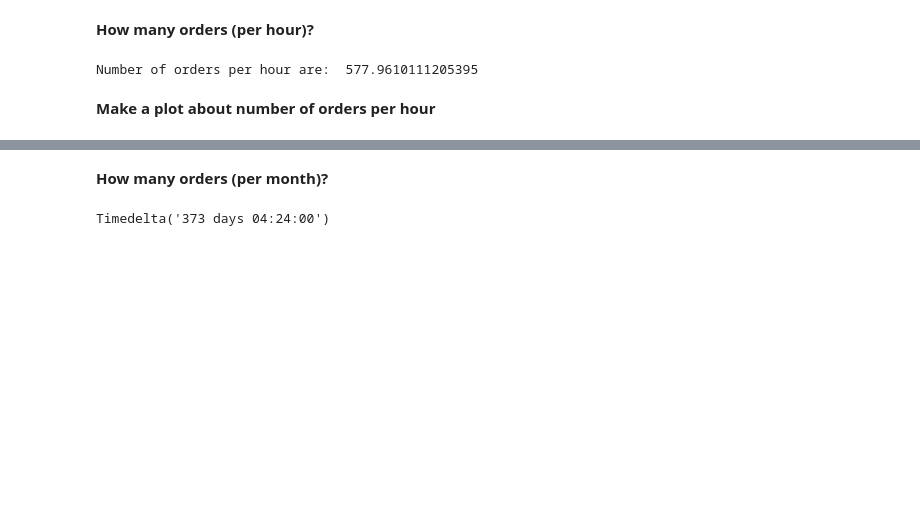
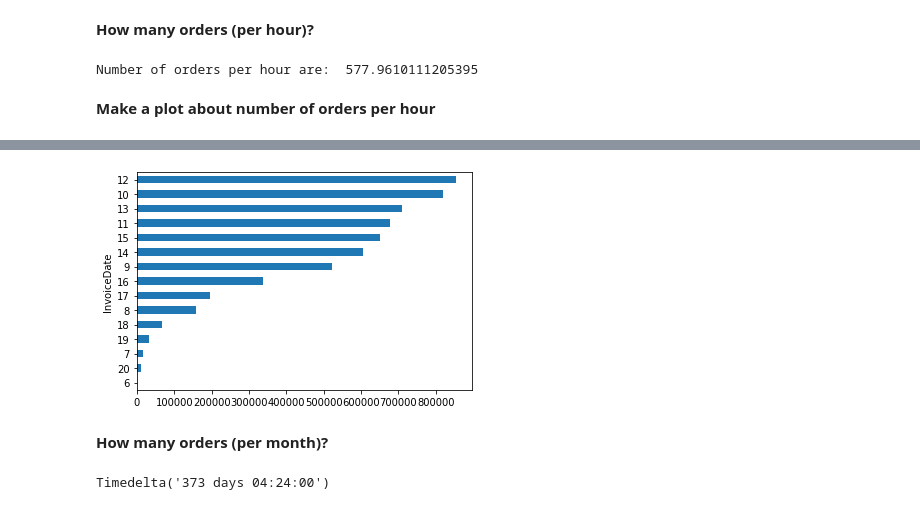
Before and after one commit to chuqbach/CoderSchool_DS, a Jupyter notebook: Assignment_3_EDA.ipynb, the cells around one changed output, grey strips where cells are left out. Saved outputs shown, nothing was run; the diff lists cells and outputs as text; code cells hidden in the pictures; blank space fills up the shorter version.

```diff
--- a/Assignment_3_EDA.ipynb
+++ b/Assignment_3_EDA.ipynb
@@ -273,3 +270,7 @@ AttributeError: 'Timedelta' object has no attribute 'month'
+# %%
+retail.groupby(retail['InvoiceDate'].dt.hour).sum()['Quantity'].sort_values().plot(kind='barh');
+# %% [output]
+[figure, added]
 # %% [markdown]
 **How many orders (per month)?**
 # %%
```
Also changed, not shown: parts of 4 cells of this notebook.
